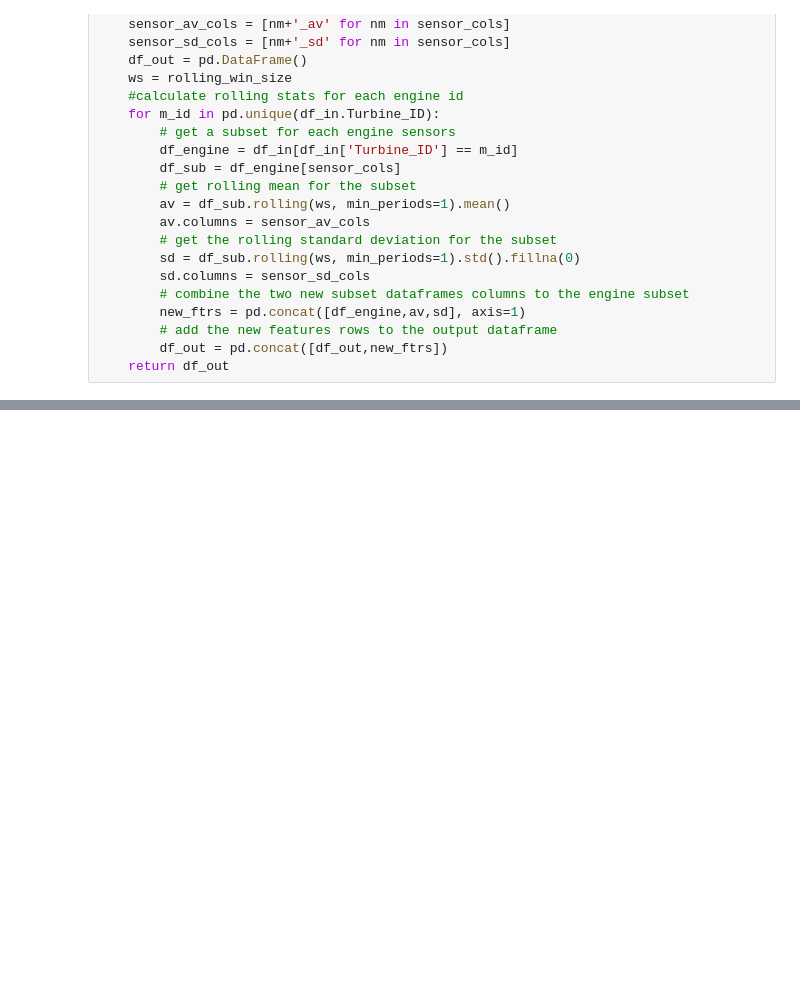
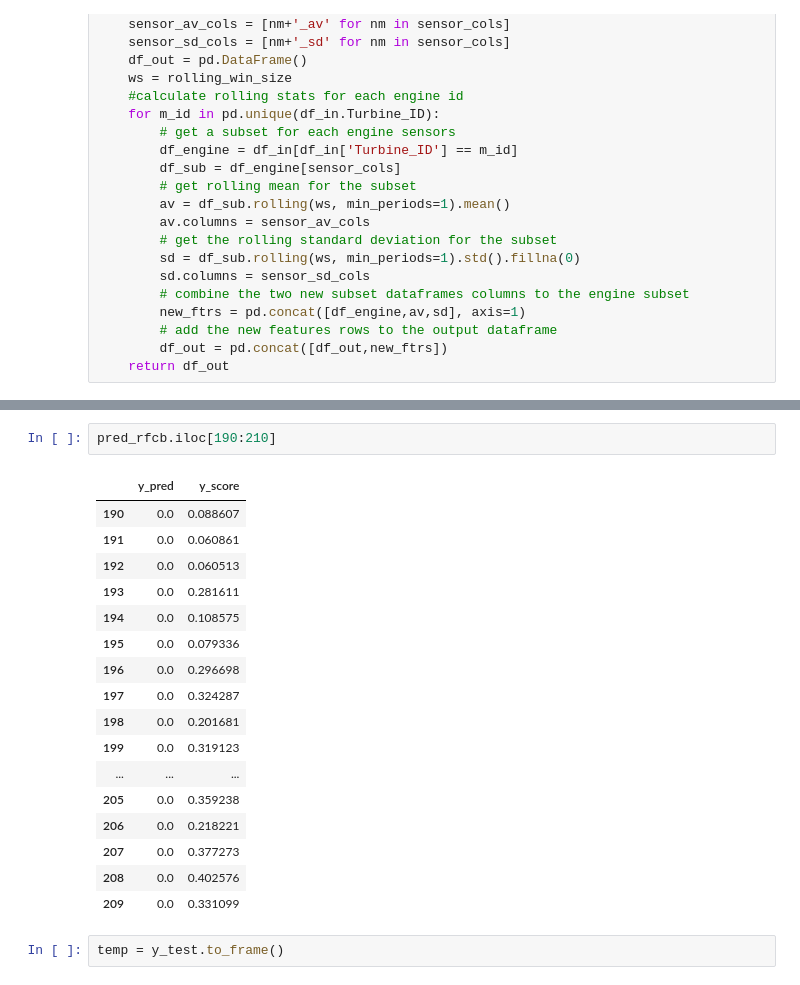
Before and after one commit to RicardoJPedro82/wmillfailprev, a Jupyter notebook: notebooks/models.ipynb, the cells around one changed output, grey strips where cells are left out. Drawn from its saved outputs; the diff is of its cells as text; blank space fills up the shorter version.

```diff
--- a/notebooks/models.ipynb
+++ b/notebooks/models.ipynb
@@ -147,0 +547,22 @@ X_train, X_test = scale(temp_train, temp_test)
+# %%
+pred_rfcb.iloc[190:210]
+# %% [output]
+|  | y_pred | y_score |
+| 190 | 0.0 | 0.088607 |
+| 191 | 0.0 | 0.060861 |
+| 192 | 0.0 | 0.060513 |
+| 193 | 0.0 | 0.281611 |
+| 194 | 0.0 | 0.108575 |
+| 195 | 0.0 | 0.079336 |
+| 196 | 0.0 | 0.296698 |
+| 197 | 0.0 | 0.324287 |
+| 198 | 0.0 | 0.201681 |
+| 199 | 0.0 | 0.319123 |
+| ... | ... | ... |
+| 205 | 0.0 | 0.359238 |
+| 206 | 0.0 | 0.218221 |
+| 207 | 0.0 | 0.377273 |
+| 208 | 0.0 | 0.402576 |
+| 209 | 0.0 | 0.331099 |
+# %%
+temp = y_test.to_frame()
```
Also changed, not shown: parts of 25 cells of this notebook, 1 other file.
